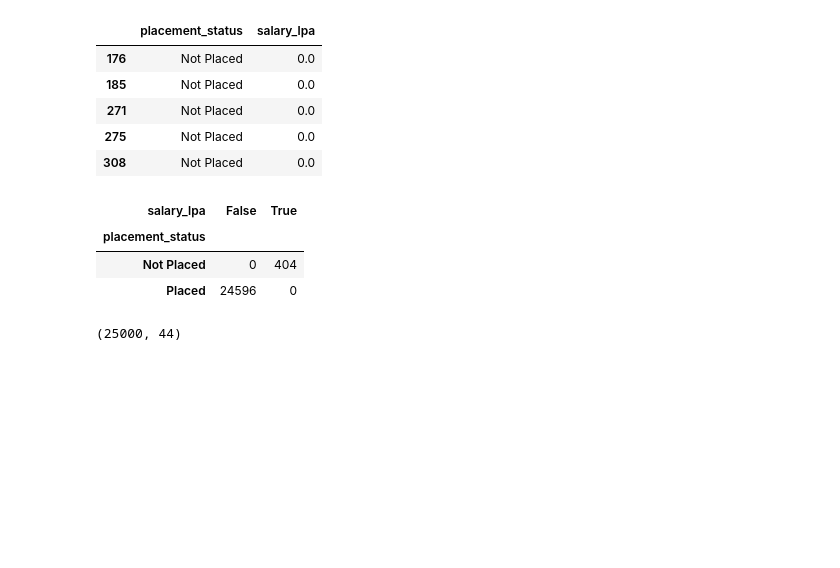
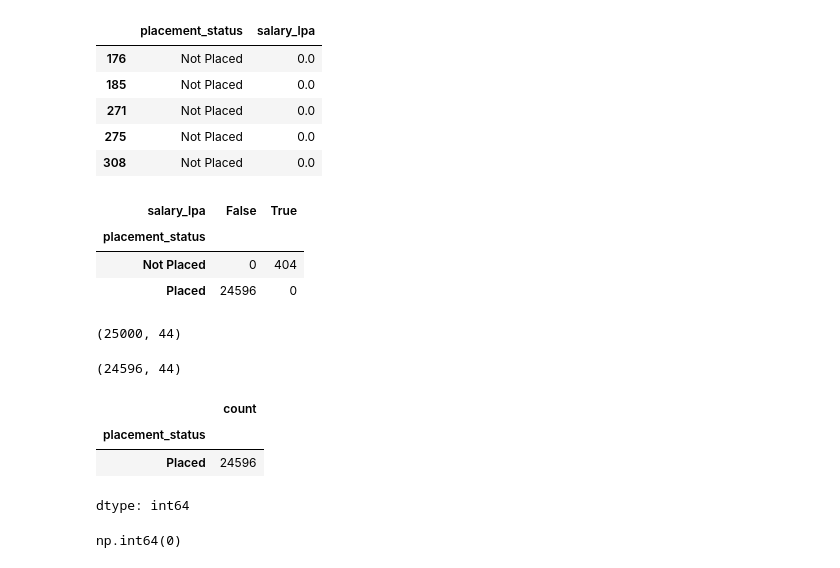
Before and after one commit to DasithiJayasinghe/Student-Career-Success-Analytics, a Jupyter notebook: notebooks/Salary_Prediction.ipynb, the cells around one changed output. Drawn from its saved outputs; the diff is of its cells as text; code cells hidden in the pictures; blank space fills up the shorter version.

Commit message:
Filtered non-placed students for salary prediction analysis

```diff
--- a/notebooks/Salary_Prediction.ipynb
+++ b/notebooks/Salary_Prediction.ipynb
@@ -114,3 +114,21 @@ pd.crosstab(
 df.shape
 # %% [output]
 (25000, 44)
+# %%
+#crating a data frame containing only placed studnets
+salary_df = df[df['salary_lpa'] > 0].copy()
+
+print(salary_df.shape)
+# %% [output]
+(24596, 44)
+# %%
+salary_df['placement_status'].value_counts()
+# %% [output]
+|  | count |
+| placement_status |  |
+| Placed | 24596 |
+dtype: int64
+# %%
+(salary_df['salary_lpa'] == 0).sum()
+# %% [output]
+np.int64(0)
```
